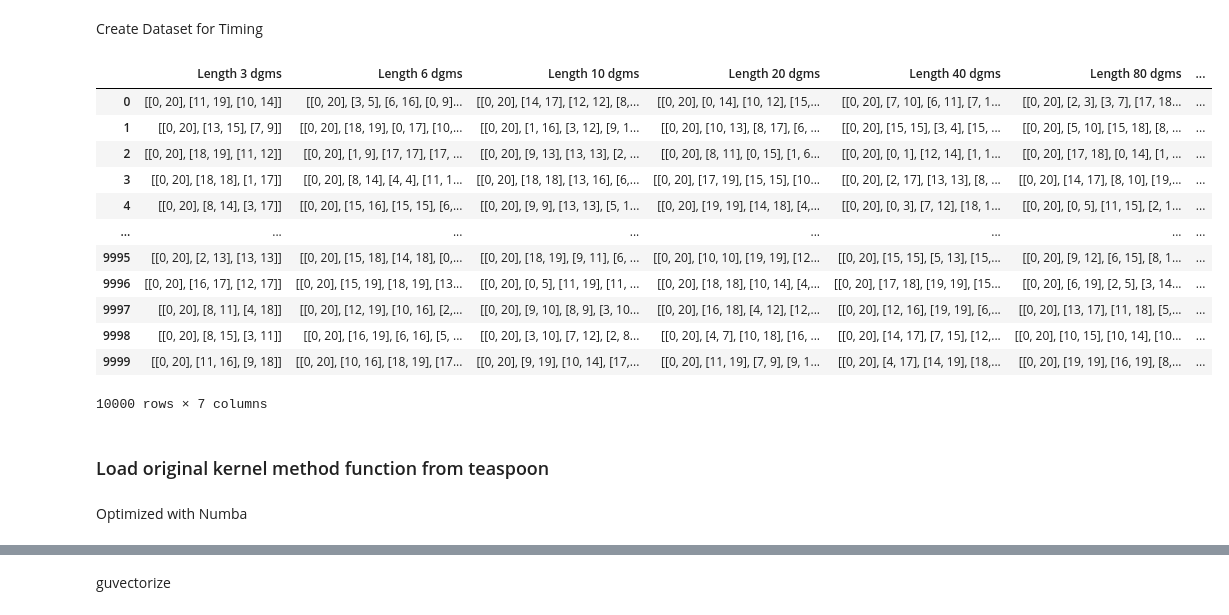
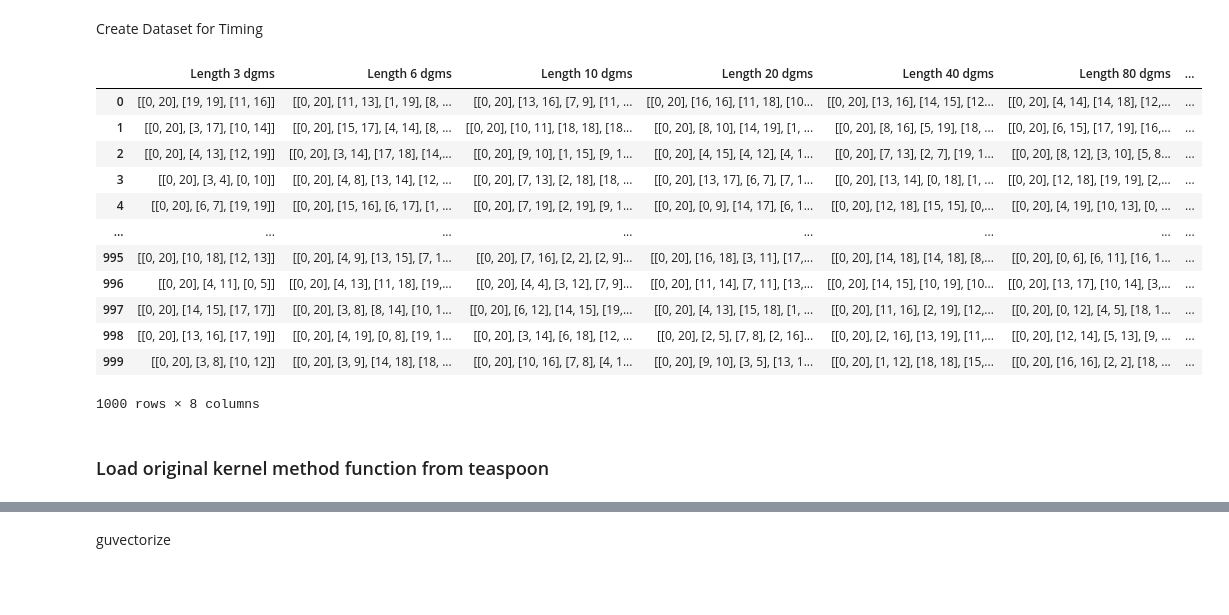
Before and after one commit to TeaspoonTDA/teaspoon, a Jupyter notebook: notebooks/timing/ml_methods_timing_kernel.ipynb, the cells around one changed output, grey strips where cells are left out. Drawn from its saved outputs; the diff is of its cells as text; code cells hidden in the pictures; blank space fills up the shorter version.

```diff
--- a/notebooks/timing/ml_methods_timing_kernel.ipynb
+++ b/notebooks/timing/ml_methods_timing_kernel.ipynb
@@ -7,8 +7,8 @@ import numba
 # %% [markdown]
 Create Dataset for Timing
 # %%
-timing_dgms = np.empty([10000,7], dtype=object)
-for j in range(0,10000):
+timing_dgms = np.empty([1000,8], dtype=object)
+for j in range(0,1000):
     three_dgms = []
     six_dgms = []
     ten_dgms = []
@@ -16,6 +16,7 @@ for j in range(0,10000):
     forty_dgms = []
     eighty_dgms = []
     threehundred_dgms = []
+    random_dgms = []
     point = [0, 20]
     three_dgms.append(point)
     six_dgms.append(point)
@@ -24,6 +25,7 @@ for j in range(0,10000):
     forty_dgms.append(point)
     eighty_dgms.append(point)
     threehundred_dgms.append(point)
+    random_dgms.append(point)
     for i in range(0,2):
         birth = np.random.randint(0, 20, size=1)
         death = np.random.randint(birth, 20, size=1)
@@ -43,46 +45,53 @@ for j in range(0,10000):
         birth = np.random.randint(0, 20, size=1)
         death = np.random.randint(birth, 20, size=1)
         point = [birth[0], death[0]]
         twenty_dgms.append(point)
     for i in range(0,39):
         birth = np.random.randint(0, 20, size=1)
         death = np.random.randint(birth, 20, size=1)
         point = [birth[0], death[0]]
         forty_dgms.append(point)
     for i in range(0,79):
         birth = np.random.randint(0, 20, size=1)
         death = np.random.randint(birth, 20, size=1)
         point = [birth[0], death[0]]
         eighty_dgms.append(point)
     for i in range(0,299):
         birth = np.random.randint(0, 20, size=1)
         death = np.random.randint(birth, 20, size=1)
         point = [birth[0], death[0]]
         threehundred_dgms.append(point)
+    r = np.random.randint(low=2, high=100, size=1)
+    for i in range(0,r[0]):
+        birth = np.random.randint(0, 20, size=1)
+        death = np.random.randint(birth, 20, size=1)
+        point = [birth[0], death[0]]
+        random_dgms.append(point)
     timing_dgms[j,0]=three_dgms
     timing_dgms[j,1]=six_dgms
     timing_dgms[j,2]=ten_dgms
     timing_dgms[j,3]=twenty_dgms
     timing_dgms[j,4]=forty_dgms
     timing_dgms[j,5]=eighty_dgms
     timing_dgms[j,6]=threehundred_dgms
+    timing_dgms[j,7]=random_dgms
 timing_dgms = pd.DataFrame(timing_dgms)
-timing_dgms.columns = ['Length 3 dgms', 'Length 6 dgms', 'Length 10 dgms', 'Length 20 dgms', 'Length 40 dgms', 'Length 80 dgms', 'Length 300 dgms']
+timing_dgms.columns = ['Length 3 dgms', 'Length 6 dgms', 'Length 10 dgms', 'Length 20 dgms', 'Length 40 dgms', 'Length 80 dgms', 'Length 300 dgms','Random Diagram Size']
 timing_dgms
 # %% [output]
 |  | Length 3 dgms | Length 6 dgms | Length 10 dgms | Length 20 dgms | Length 40 dgms | Length 80 dgms | ... |
-| 0 | [[0, 20], [11, 19], [10, 14]] | [[0, 20], [3, 5], [6, 16], [0, 9]... | [[0, 20], [14, 17], [12, 12], [8,... | [[0, 20], [0, 14], [10, 12], [15,... | [[0, 20], [7, 10], [6, 11], [7, 1... | [[0, 20], [2, 3], [3, 7], [17, 18... | ... |
-| 1 | [[0, 20], [13, 15], [7, 9]] | [[0, 20], [18, 19], [0, 17], [10,... | [[0, 20], [1, 16], [3, 12], [9, 1... | [[0, 20], [10, 13], [8, 17], [6, ... | [[0, 20], [15, 15], [3, 4], [15, ... | [[0, 20], [5, 10], [15, 18], [8, ... | ... |
-| 2 | [[0, 20], [18, 19], [11, 12]] | [[0, 20], [1, 9], [17, 17], [17, ... | [[0, 20], [9, 13], [13, 13], [2, ... | [[0, 20], [8, 11], [0, 15], [1, 6... | [[0, 20], [0, 1], [12, 14], [1, 1... | [[0, 20], [17, 18], [0, 14], [1, ... | ... |
-| 3 | [[0, 20], [18, 18], [1, 17]] | [[0, 20], [8, 14], [4, 4], [11, 1... | [[0, 20], [18, 18], [13, 16], [6,... | [[0, 20], [17, 19], [15, 15], [10... | [[0, 20], [2, 17], [13, 13], [8, ... | [[0, 20], [14, 17], [8, 10], [19,... | ... |
-| 4 | [[0, 20], [8, 14], [3, 17]] | [[0, 20], [15, 16], [15, 15], [6,... | [[0, 20], [9, 9], [13, 13], [5, 1... | [[0, 20], [19, 19], [14, 18], [4,... | [[0, 20], [0, 3], [7, 12], [18, 1... | [[0, 20], [0, 5], [11, 15], [2, 1... | ... |
+| 0 | [[0, 20], [19, 19], [11, 16]] | [[0, 20], [11, 13], [1, 19], [8, ... | [[0, 20], [13, 16], [7, 9], [11, ... | [[0, 20], [16, 16], [11, 18], [10... | [[0, 20], [13, 16], [14, 15], [12... | [[0, 20], [4, 14], [14, 18], [12,... | ... |
+| 1 | [[0, 20], [3, 17], [10, 14]] | [[0, 20], [15, 17], [4, 14], [8, ... | [[0, 20], [10, 11], [18, 18], [18... | [[0, 20], [8, 10], [14, 19], [1, ... | [[0, 20], [8, 16], [5, 19], [18, ... | [[0, 20], [6, 15], [17, 19], [16,... | ... |
+| 2 | [[0, 20], [4, 13], [12, 19]] | [[0, 20], [3, 14], [17, 18], [14,... | [[0, 20], [9, 10], [1, 15], [9, 1... | [[0, 20], [4, 15], [4, 12], [4, 1... | [[0, 20], [7, 13], [2, 7], [19, 1... | [[0, 20], [8, 12], [3, 10], [5, 8... | ... |
+| 3 | [[0, 20], [3, 4], [0, 10]] | [[0, 20], [4, 8], [13, 14], [12, ... | [[0, 20], [7, 13], [2, 18], [18, ... | [[0, 20], [13, 17], [6, 7], [7, 1... | [[0, 20], [13, 14], [0, 18], [1, ... | [[0, 20], [12, 18], [19, 19], [2,... | ... |
+| 4 | [[0, 20], [6, 7], [19, 19]] | [[0, 20], [15, 16], [6, 17], [1, ... | [[0, 20], [7, 19], [2, 19], [9, 1... | [[0, 20], [0, 9], [14, 17], [6, 1... | [[0, 20], [12, 18], [15, 15], [0,... | [[0, 20], [4, 19], [10, 13], [0, ... | ... |
 | ... | ... | ... | ... | ... | ... | ... | ... |
-| 9995 | [[0, 20], [2, 13], [13, 13]] | [[0, 20], [15, 18], [14, 18], [0,... | [[0, 20], [18, 19], [9, 11], [6, ... | [[0, 20], [10, 10], [19, 19], [12... | [[0, 20], [15, 15], [5, 13], [15,... | [[0, 20], [9, 12], [6, 15], [8, 1... | ... |
-| 9996 | [[0, 20], [16, 17], [12, 17]] | [[0, 20], [15, 19], [18, 19], [13... | [[0, 20], [0, 5], [11, 19], [11, ... | [[0, 20], [18, 18], [10, 14], [4,... | [[0, 20], [17, 18], [19, 19], [15... | [[0, 20], [6, 19], [2, 5], [3, 14... | ... |
-| 9997 | [[0, 20], [8, 11], [4, 18]] | [[0, 20], [12, 19], [10, 16], [2,... | [[0, 20], [9, 10], [8, 9], [3, 10... | [[0, 20], [16, 18], [4, 12], [12,... | [[0, 20], [12, 16], [19, 19], [6,... | [[0, 20], [13, 17], [11, 18], [5,... | ... |
-| 9998 | [[0, 20], [8, 15], [3, 11]] | [[0, 20], [16, 19], [6, 16], [5, ... | [[0, 20], [3, 10], [7, 12], [2, 8... | [[0, 20], [4, 7], [10, 18], [16, ... | [[0, 20], [14, 17], [7, 15], [12,... | [[0, 20], [10, 15], [10, 14], [10... | ... |
-| 9999 | [[0, 20], [11, 16], [9, 18]] | [[0, 20], [10, 16], [18, 19], [17... | [[0, 20], [9, 19], [10, 14], [17,... | [[0, 20], [11, 19], [7, 9], [9, 1... | [[0, 20], [4, 17], [14, 19], [18,... | [[0, 20], [19, 19], [16, 19], [8,... | ... |
+| 995 | [[0, 20], [10, 18], [12, 13]] | [[0, 20], [4, 9], [13, 15], [7, 1... | [[0, 20], [7, 16], [2, 2], [2, 9]... | [[0, 20], [16, 18], [3, 11], [17,... | [[0, 20], [14, 18], [14, 18], [8,... | [[0, 20], [0, 6], [6, 11], [16, 1... | ... |
+| 996 | [[0, 20], [4, 11], [0, 5]] | [[0, 20], [4, 13], [11, 18], [19,... | [[0, 20], [4, 4], [3, 12], [7, 9]... | [[0, 20], [11, 14], [7, 11], [13,... | [[0, 20], [14, 15], [10, 19], [10... | [[0, 20], [13, 17], [10, 14], [3,... | ... |
+| 997 | [[0, 20], [14, 15], [17, 17]] | [[0, 20], [3, 8], [8, 14], [10, 1... | [[0, 20], [6, 12], [14, 15], [19,... | [[0, 20], [4, 13], [15, 18], [1, ... | [[0, 20], [11, 16], [2, 19], [12,... | [[0, 20], [0, 12], [4, 5], [18, 1... | ... |
+| 998 | [[0, 20], [13, 16], [17, 19]] | [[0, 20], [4, 19], [0, 8], [19, 1... | [[0, 20], [3, 14], [6, 18], [12, ... | [[0, 20], [2, 5], [7, 8], [2, 16]... | [[0, 20], [2, 16], [13, 19], [11,... | [[0, 20], [12, 14], [5, 13], [9, ... | ... |
+| 999 | [[0, 20], [3, 8], [10, 12]] | [[0, 20], [3, 9], [14, 18], [18, ... | [[0, 20], [10, 16], [7, 8], [4, 1... | [[0, 20], [9, 10], [3, 5], [13, 1... | [[0, 20], [1, 12], [18, 18], [15,... | [[0, 20], [16, 16], [2, 2], [18, ... | ... |
-10000 rows × 7 columns
+1000 rows × 8 columns
 # %%
 dgms_3 = timing_dgms['Length 3 dgms']
 dgms_6 = timing_dgms['Length 6 dgms']
@@ -148,5 +156,3 @@ def kernel_features(train, s, distance=True):
                 X_train_features[j,i] = hka
 
     return X_train_features
-# %% [markdown]
-Optimized with Numba
```
Also changed, not shown: parts of 28 cells of this notebook, 1 other file.
